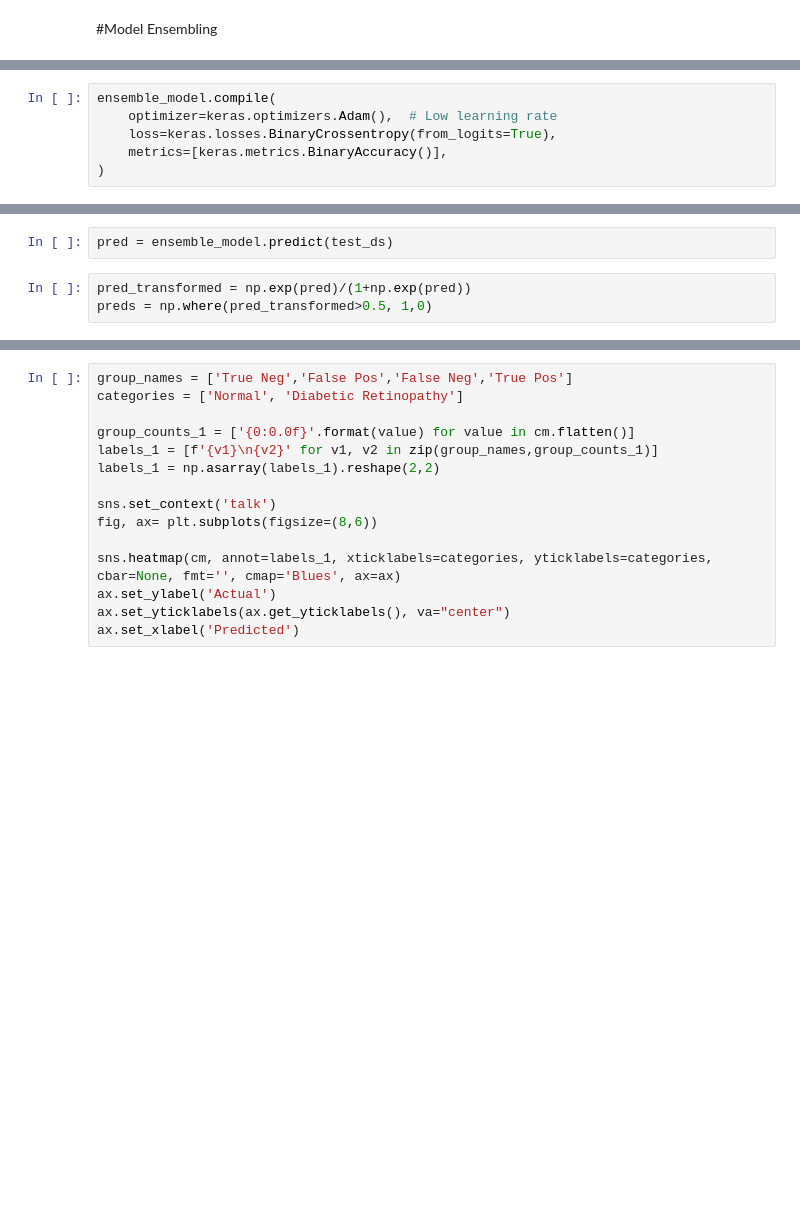
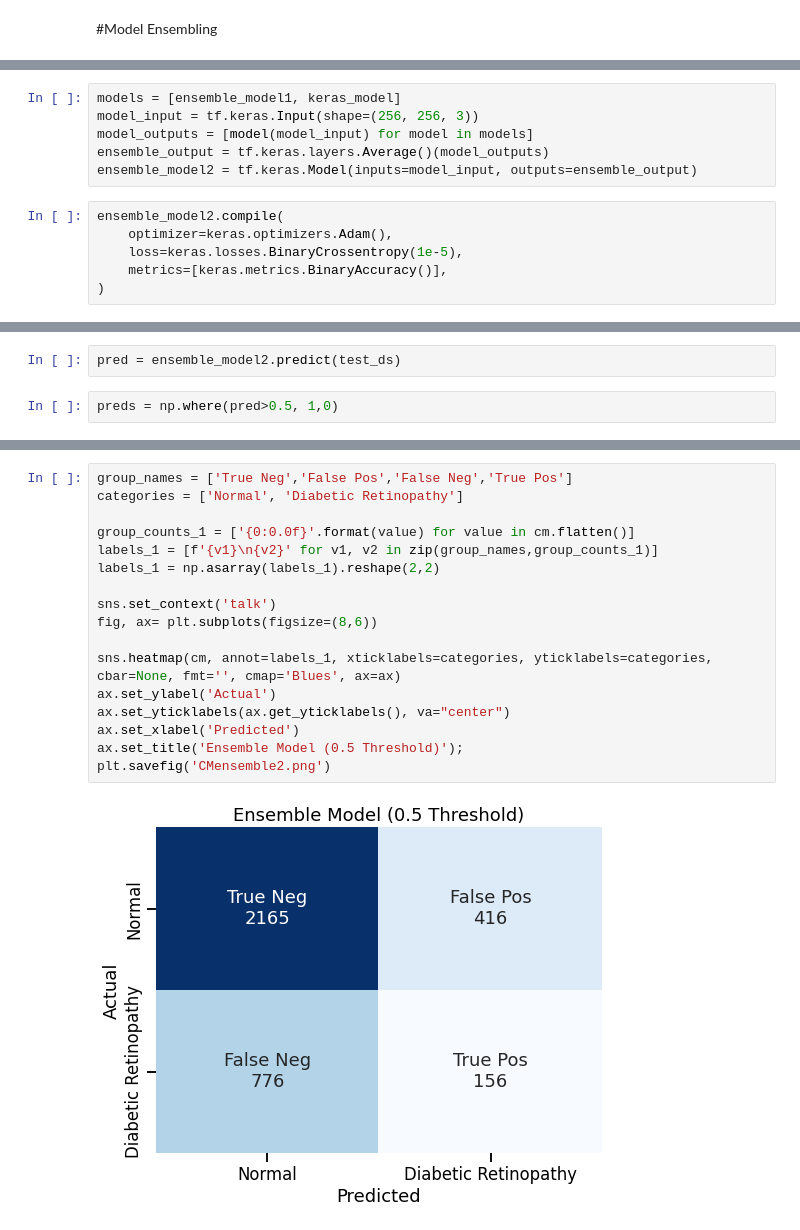
Before and after one commit to DataDoggo215/Flatiron_Capstone, a Jupyter notebook: capstone_cleaned.ipynb, the cells around one changed output, grey strips where cells are left out. Drawn from its saved outputs; the diff is of its cells as text; blank space fills up the shorter version.

```diff
--- a/capstone_cleaned.ipynb
+++ b/capstone_cleaned.ipynb
@@ -584,7 +740,13 @@ ensemble_model = keras.Model(inputs=inputs, outputs=outputs)
+# %%
+models = [ensemble_model1, keras_model]
+model_input = tf.keras.Input(shape=(256, 256, 3))
+model_outputs = [model(model_input) for model in models]
+ensemble_output = tf.keras.layers.Average()(model_outputs)
+ensemble_model2 = tf.keras.Model(inputs=model_input, outputs=ensemble_output)
 # %%
-ensemble_model.compile(
-    optimizer=keras.optimizers.Adam(),  # Low learning rate
-    loss=keras.losses.BinaryCrossentropy(from_logits=True),
+ensemble_model2.compile(
+    optimizer=keras.optimizers.Adam(),
+    loss=keras.losses.BinaryCrossentropy(1e-5),
     metrics=[keras.metrics.BinaryAccuracy()],
 )
 # %%
@@ -596,5 +761,4 @@ ensemble_model
 # %%
-pred = ensemble_model.predict(test_ds)
+pred = ensemble_model2.predict(test_ds)
 # %%
-pred_transformed = np.exp(pred)/(1+np.exp(pred))
-preds = np.where(pred_transformed>0.5, 1,0)
+preds = np.where(pred>0.5, 1,0)
@@ -645,15 +767,19 @@ ValueError: ignored
 # %%
 group_names = ['True Neg','False Pos','False Neg','True Pos']
 categories = ['Normal', 'Diabetic Retinopathy']
 
 group_counts_1 = ['{0:0.0f}'.format(value) for value in cm.flatten()]
 labels_1 = [f'{v1}\n{v2}' for v1, v2 in zip(group_names,group_counts_1)]
 labels_1 = np.asarray(labels_1).reshape(2,2)
 
 sns.set_context('talk')
 fig, ax= plt.subplots(figsize=(8,6))
 
 sns.heatmap(cm, annot=labels_1, xticklabels=categories, yticklabels=categories, cbar=None, fmt='', cmap='Blues', ax=ax)
 ax.set_ylabel('Actual')
 ax.set_yticklabels(ax.get_yticklabels(), va="center")
 ax.set_xlabel('Predicted')
+ax.set_title('Ensemble Model (0.5 Threshold)');
+plt.savefig('CMensemble2.png')
+# %% [output]
+[figure, added]
```
Also changed, not shown: parts of 38 cells of this notebook.
